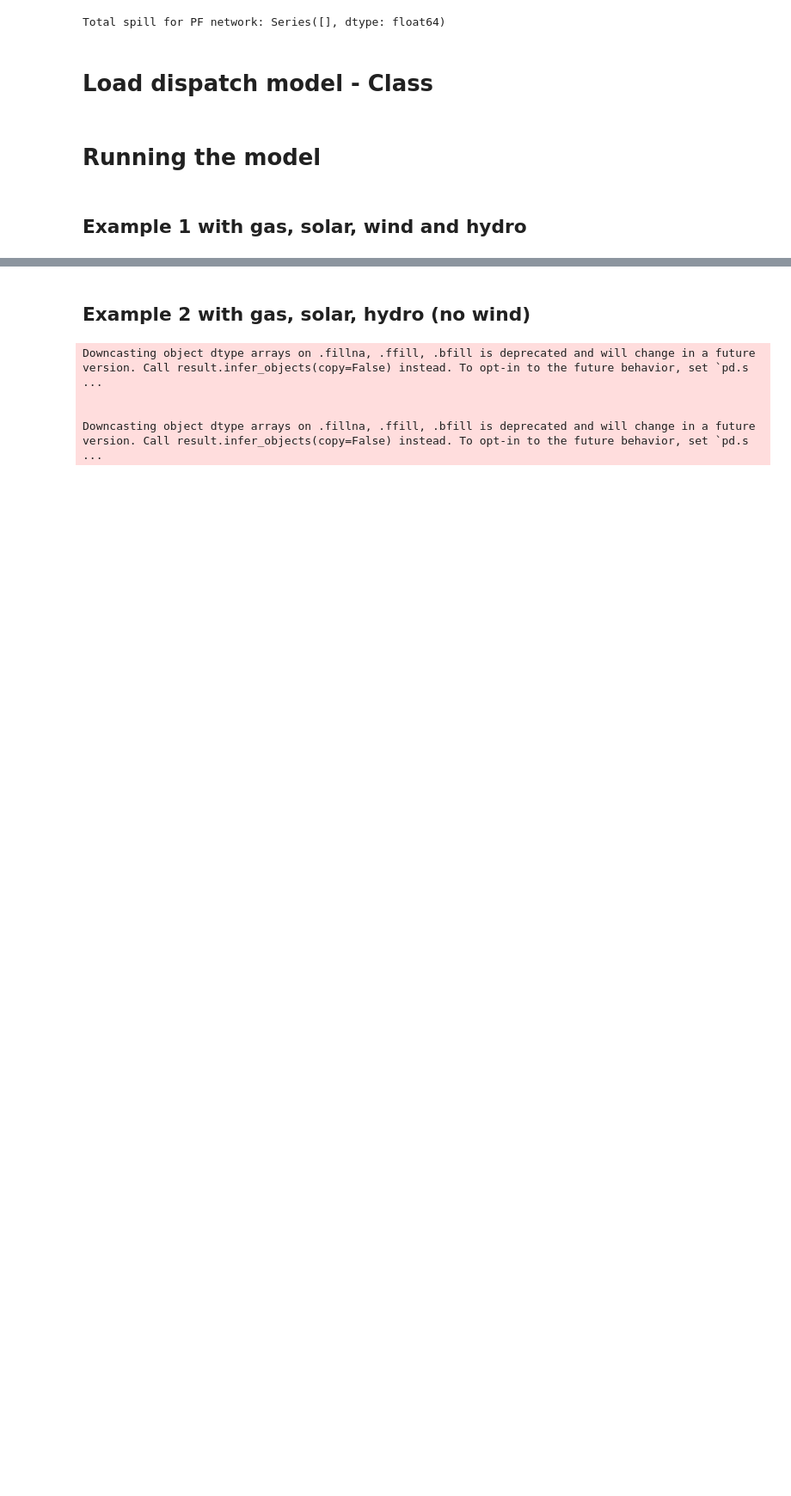
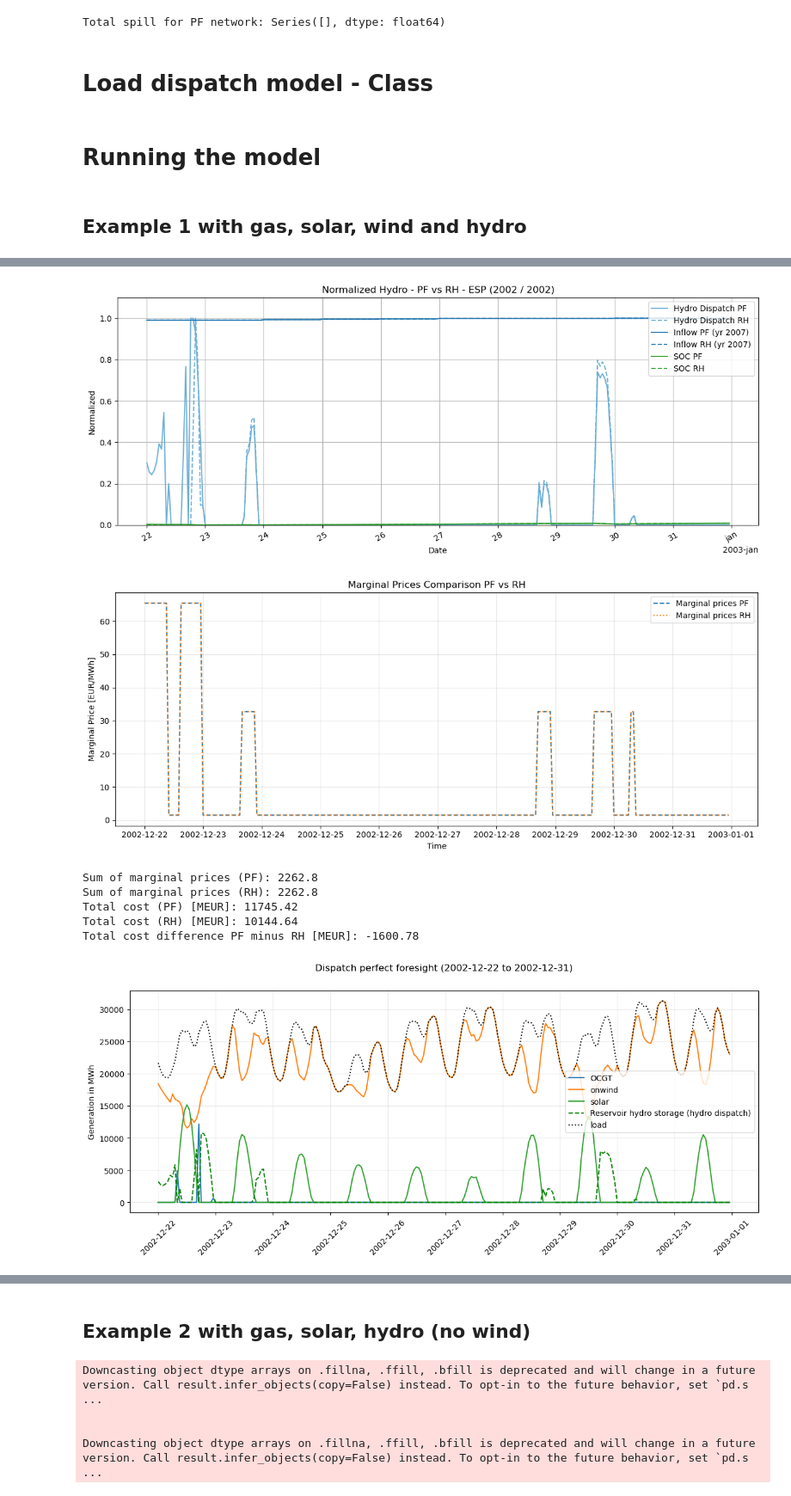
Before and after one commit to jonathangadfelt/MSc-thesis-Jonathan-Gadfelt, a Jupyter notebook: Simple_dispatch_model.ipynb, the cells around one changed output, grey strips where cells are left out. Shown at 86% size. Saved outputs shown, nothing was run; the diff lists cells and outputs as text; code cells hidden in the pictures; blank space fills up the shorter version.

```diff
--- a/Simple_dispatch_model.ipynb
+++ b/Simple_dispatch_model.ipynb
@@ -1068,0 +1069,17 @@ Total cost difference PF minus RH [MEUR]: -776.27
+# %%
+intervall = (f"{test_year}-12-22", f"{test_year}-12-31")
+
+plot_hydro(N_pf, N_rlh, same_axes=True, show_soc=True, show_dispatch=True,
+        show_inflow = True, normalized = True, interval=intervall)
+plot_marginal_prices(N_pf, N_rlh, interval=intervall)
+plot_dispatch(N_pf, interval=intervall, save_plots=False,
+               title=f"Dispatch perfect foresight ({intervall[0]} to {intervall[1]})")
+# %% [output]
+[figure, added]
+[figure, added]
+Sum of marginal prices (PF): 2262.8
+Sum of marginal prices (RH): 2262.8
+Total cost (PF) [MEUR]: 11745.42
+Total cost (RH) [MEUR]: 10144.64
+Total cost difference PF minus RH [MEUR]: -1600.78
+[figure, added]
```
Also changed, not shown: parts of 36 cells of this notebook.
